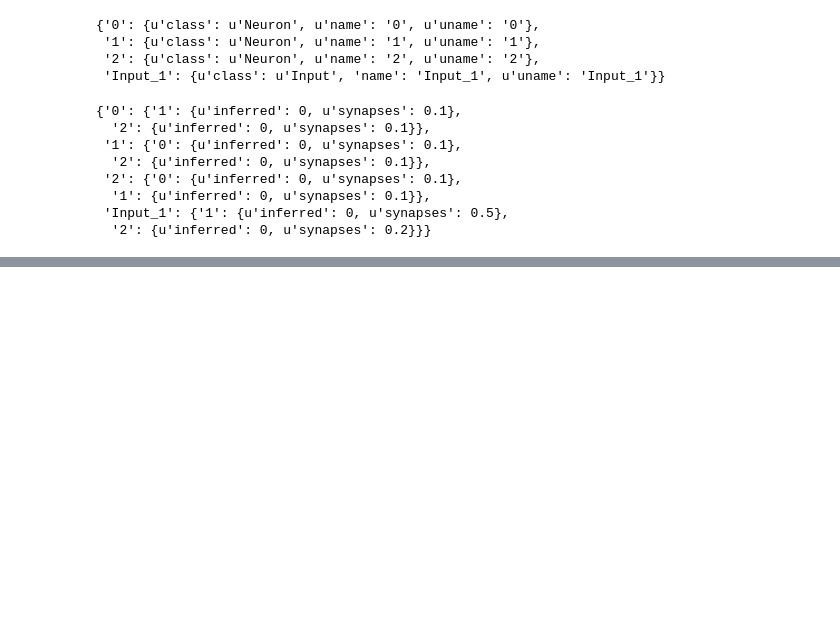
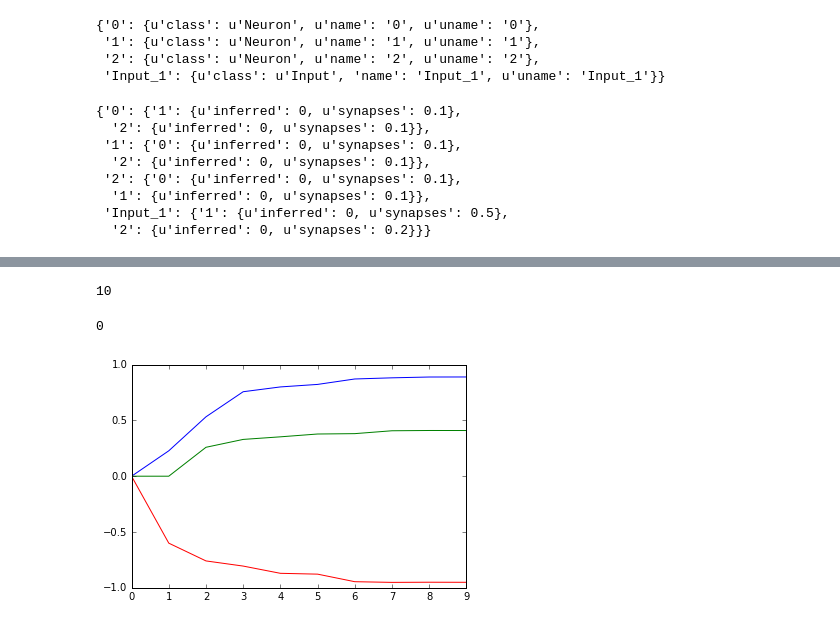
Before and after one commit to AdamRTomkins/libSpineML, a Jupyter notebook: libSpineML/examples/create_esn/create_esn_test.ipynb, the cells around one changed output, grey strips where cells are left out. Drawn from its saved outputs; the diff is of its cells as text; code cells hidden in the pictures; blank space fills up the shorter version.

```diff
--- a/libSpineML/examples/create_esn/create_esn_test.ipynb
+++ b/libSpineML/examples/create_esn/create_esn_test.ipynb
@@ -216,0 +155,57 @@ array([[ 0.        ,  1.40092988,  1.71568482,  0.        ],
+# %%
+steps = 10
+print steps
+dt = 0.2
+
+SpineMLExperiment = exp.SpineMLType()
+experiment = exp.ExperimentType()
+experiment.name = "Basic ESN Test"
+experiment.description = "Basic ESN Test"
+sim = exp.SimulationType(duration=str((steps*dt)/1000),preferred_simulator='BRAHMS')
+
+IM = exp.EulerIntegrationType(dt=str(dt))
+
+sim.AbstractIntegrationMethod = IM
+experiment.Simulation = sim
+
+#TODO set Integration MEthod: exp.EulerIntegrationType(dt=1)
+
+input_signals = {i : np.random.rand(steps) for i in inputs.keys()}
+
+
+for i in inputs.keys():
+    # Create a Time Varying Array
+    tv = exp.TimeVaryingInputType(
+        name="%s_data" % i,
+        target=i,
+        target_indices=0,
+        port='Input',
+        start_time=0,
+        duration=steps
+    )
+
+    for time,value in enumerate(input_signals[i]):
+            tv.add_TimePointValue(exp.TimePointValueType(time=str(time),value=str(value)))
+
+    experiment.add_AbstractInput(tv)
+
+
+for p in populations.keys():
+
+    out = exp.LogOutputType()
+    out.set_name("%s_Output" % p)
+    out.set_target(p)
+    out.set_port('activation')
+    out.start_time=0
+    out.end_time=1e+08
+
+
+    experiment.add_AbstractOutput(out)
+
+model = exp.ModelType()
+model.network_layer_url = 'model.xml'
+experiment.Model = model
+
+SpineMLExperiment.add_Experiment(experiment)
+# %% [output]
+10
@@ -216,0 +228,15 @@ array([[ 0.        ,  1.40092988,  1.71568482,  0.        ],
+# %%
+from subprocess import call
+call(['./run_experiment.sh', 'basic_test_project' ])
+# %% [output]
+0
+# %%
+num_neurons = 70
+(data, count, t) = load_sc_data("./data/basic_test_project/unknown-visual_activation_logrep.xml",num_neurons)
+# %%
+num_neurons = 3
+output = np.array(data).reshape(int(len(data)/num_neurons),num_neurons)
+plt.plot(output[:100,0:10])
+plt.show()
+# %% [output]
+[figure, added]
```
Also changed, not shown: parts of 10 cells of this notebook, 29 other files.
